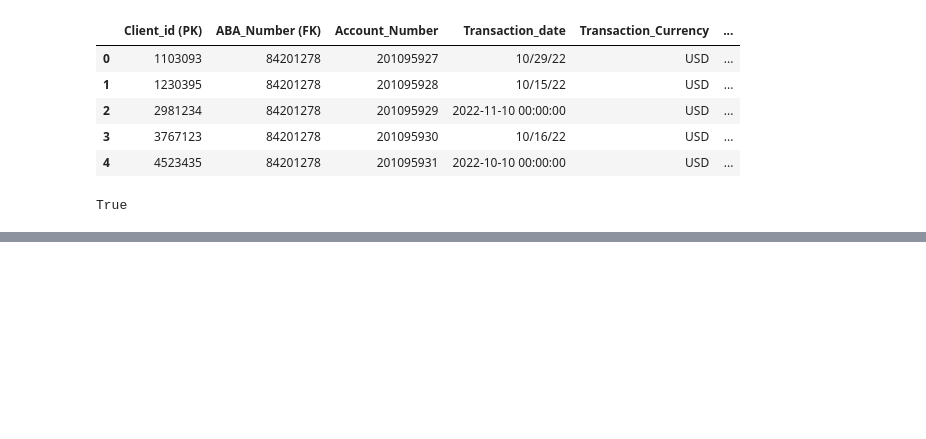
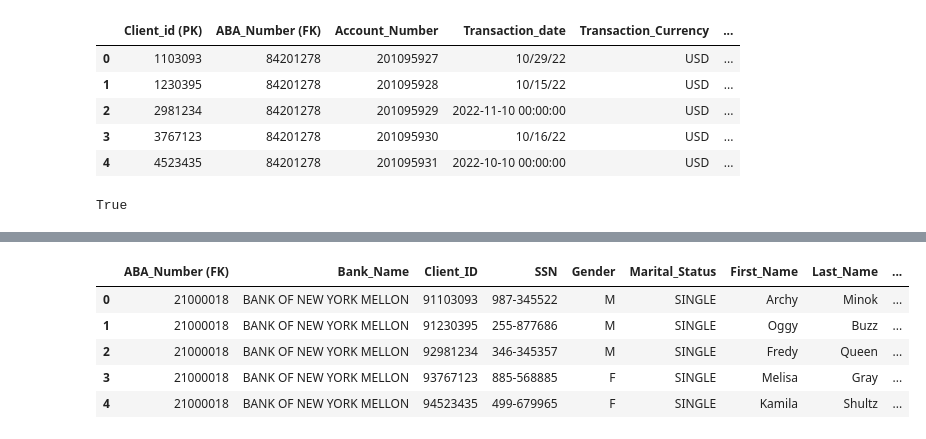
Before and after one commit to ChrisBaurkot/DCR-Project-1, a Jupyter notebook: Untitled.ipynb, the cells around one changed output, grey strips where cells are left out. Cells and saved outputs as stored; diff of their text form; code cells hidden in the pictures; blank space fills up the shorter version.

```diff
--- a/Untitled.ipynb
+++ b/Untitled.ipynb
@@ -106,9 +107,7 @@ ABA_Number (FK)
 # %%
-#Replace ABA number to bank Name from the data base
-bank_names = banks_df.loc[:, banks_df.columns.intersection(['ABA Number (PK)','Bank_Name'])]
-bank_balance_df = pd.merge(bank_names, bank_sum, how="cross")
-#balances_df = bank_balance_df.groupby('Bank_Name').sum()
-
-print(bank_balance_df)
-#bank_sum = bank_sum.replace({0: 10, 1: 100})pd.merge(left, right, how="cross")
+#Rename and Replace ABA number to bank Name from the data base
+bank_names = banks_df[['ABA_Number','Bank_Name']]
+bank_names.rename(columns={"ABA_Number": "ABA_Number (FK)"}, inplace=True)
+bank_balance_df = pd.merge(bank_names, bank_sum, on="ABA_Number (FK)").drop("ABA_Number (FK)", axis = 1)
+bank_balance_df.head()
 # %% [output]
@@ -144,0 +139,13 @@ bank_sum.hvplot.bar(
+# %%
+#combininng clients info with bank statement and adding Bank Name to this data instead of ABA number
+client_bank_df = statement_df.rename(columns={"Client_id (PK)": "Client_ID"}, inplace=True)
+client_bank_df = pd.merge(clients_df, statement_df, on="Client_ID")
+main_df = pd.merge(bank_names, client_bank_df, on="ABA_Number (FK)")
+main_df.head()
+# %% [output]
+|  | ABA_Number (FK) | Bank_Name | Client_ID | SSN | Gender | Marital_Status | First_Name | Last_Name | ... |
+| 0 | 21000018 | BANK OF NEW YORK MELLON | 91103093 | 987-345522 | M | SINGLE | Archy | Minok | ... |
+| 1 | 21000018 | BANK OF NEW YORK MELLON | 91230395 | 255-877686 | M | SINGLE | Oggy | Buzz | ... |
+| 2 | 21000018 | BANK OF NEW YORK MELLON | 92981234 | 346-345357 | M | SINGLE | Fredy | Queen | ... |
+| 3 | 21000018 | BANK OF NEW YORK MELLON | 93767123 | 885-568885 | F | SINGLE | Melisa | Gray | ... |
+| 4 | 21000018 | BANK OF NEW YORK MELLON | 94523435 | 499-679965 | F | SINGLE | Kamila | Shultz | ... |
```
Also changed, not shown: parts of 18 cells of this notebook.
